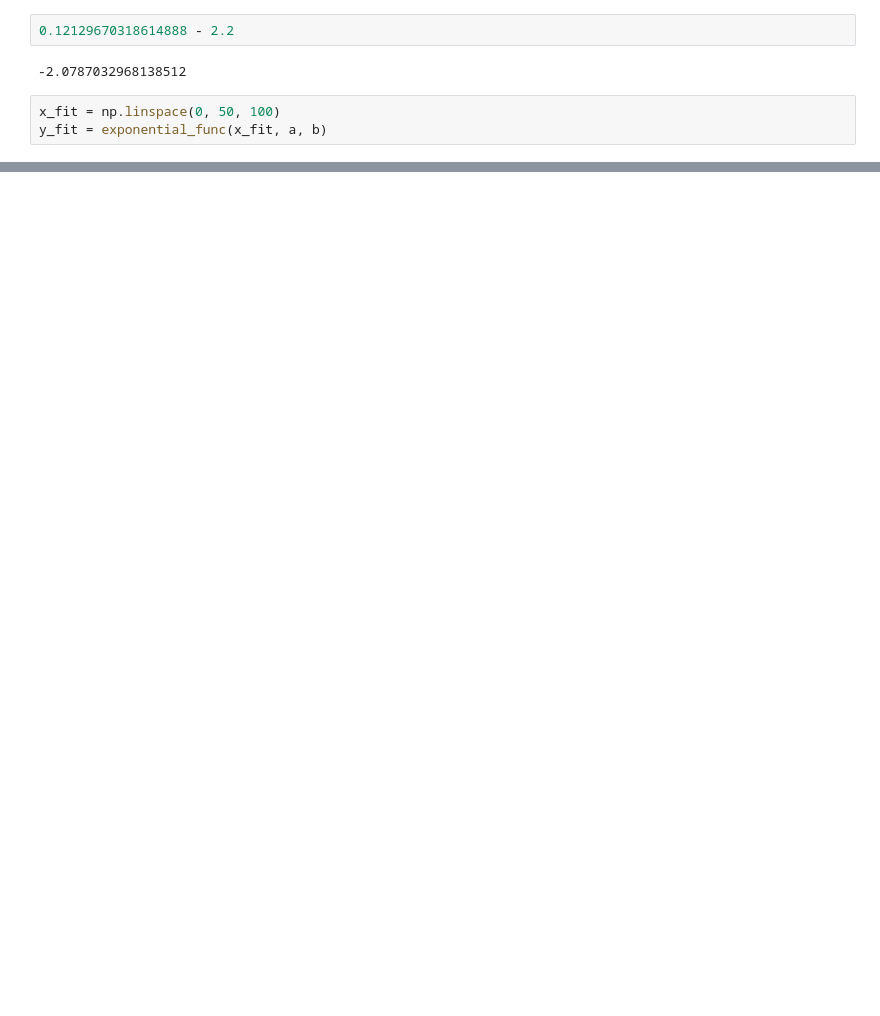
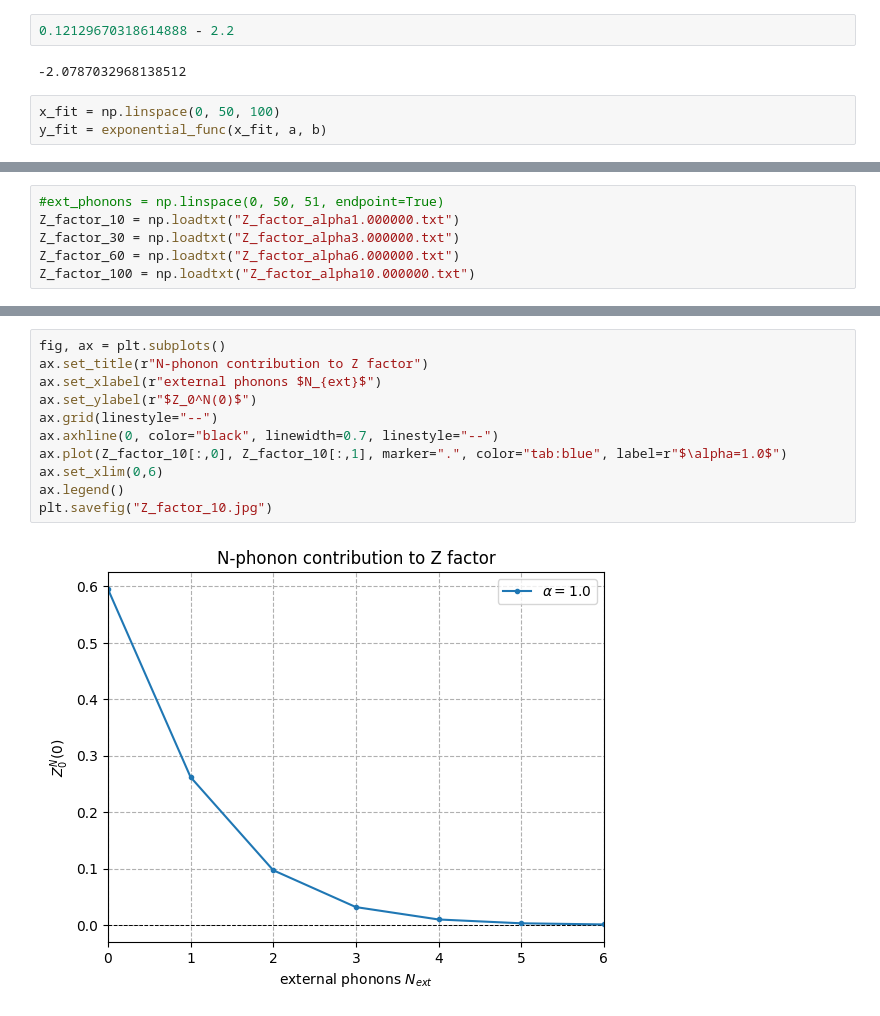
Before and after one commit to sda-express-one/DQMC, a Jupyter notebook: data_processing.ipynb, the cells around one changed output, grey strips where cells are left out. Drawn from its saved outputs; the diff is of its cells as text; blank space fills up the shorter version.

```diff
--- a/data_processing.ipynb
+++ b/data_processing.ipynb
@@ -83,0 +117,6 @@ ax.set_xlim(0, 50)
+# %%
+#ext_phonons = np.linspace(0, 50, 51, endpoint=True)
+Z_factor_10 = np.loadtxt("Z_factor_alpha1.000000.txt")
+Z_factor_30 = np.loadtxt("Z_factor_alpha3.000000.txt")
+Z_factor_60 = np.loadtxt("Z_factor_alpha6.000000.txt")
+Z_factor_100 = np.loadtxt("Z_factor_alpha10.000000.txt")
@@ -83,0 +148,13 @@ ax.set_xlim(0, 50)
+# %%
+fig, ax = plt.subplots()
+ax.set_title(r"N-phonon contribution to Z factor")
+ax.set_xlabel(r"external phonons $N_{ext}$")
+ax.set_ylabel(r"$Z_0^N(0)$")
+ax.grid(linestyle="--")
+ax.axhline(0, color="black", linewidth=0.7, linestyle="--")
+ax.plot(Z_factor_10[:,0], Z_factor_10[:,1], marker=".", color="tab:blue", label=r"$\alpha=1.0$")
+ax.set_xlim(0,6)
+ax.legend()
+plt.savefig("Z_factor_10.jpg")
+# %% [output]
+[figure, added]
```
Also changed, not shown: parts of 15 cells of this notebook, 3 other files.
